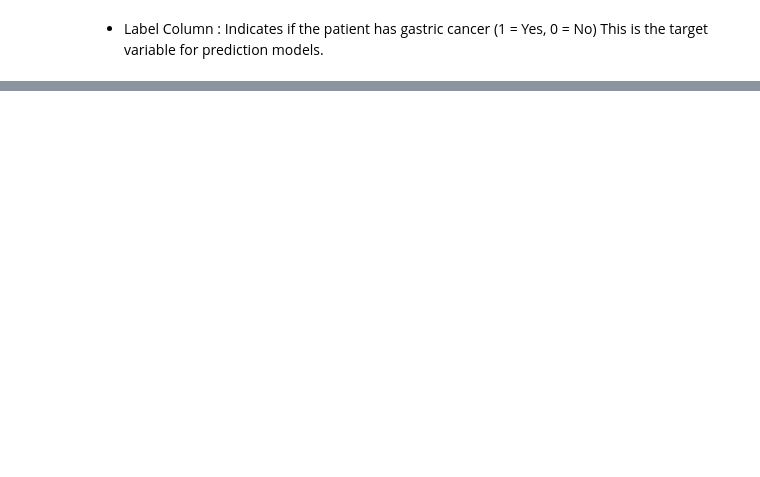
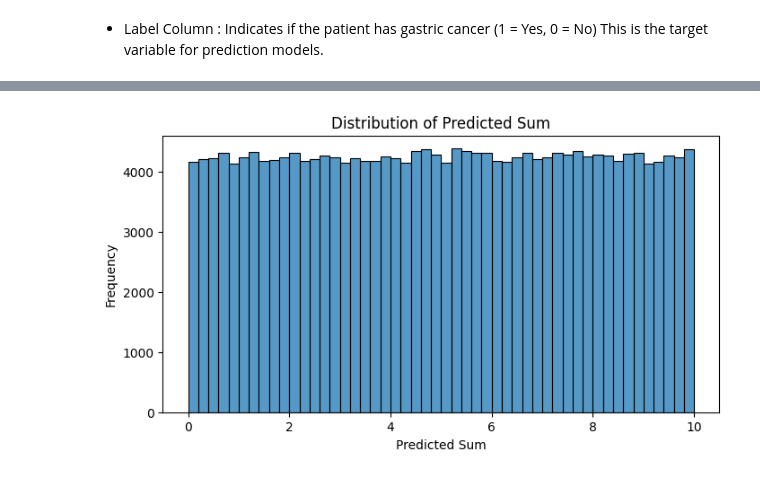
Before and after one commit to 7ayder-99/depi-project, a Jupyter notebook: Gastric Cancer.ipynb, the cells around one changed output, grey strips where cells are left out. Cells and saved outputs as stored; diff of their text form; code cells hidden in the pictures; blank space fills up the shorter version.

```diff
--- a/Gastric Cancer.ipynb
+++ b/Gastric Cancer.ipynb
@@ -349,0 +646,9 @@ gc.to_csv("cleand_gastric_cancer.csv", index=False)
+# %%
+plt.figure(figsize=(8, 4))
+sns.histplot(gc['predicted.sum'], bins=50, kde=False)  # or kde=True if you want a smooth curve
+plt.title('Distribution of Predicted Sum')
+plt.xlabel('Predicted Sum')
+plt.ylabel('Frequency')
+plt.show()
+# %% [output]
+[figure, added]
```
Also changed, not shown: parts of 41 cells of this notebook.
